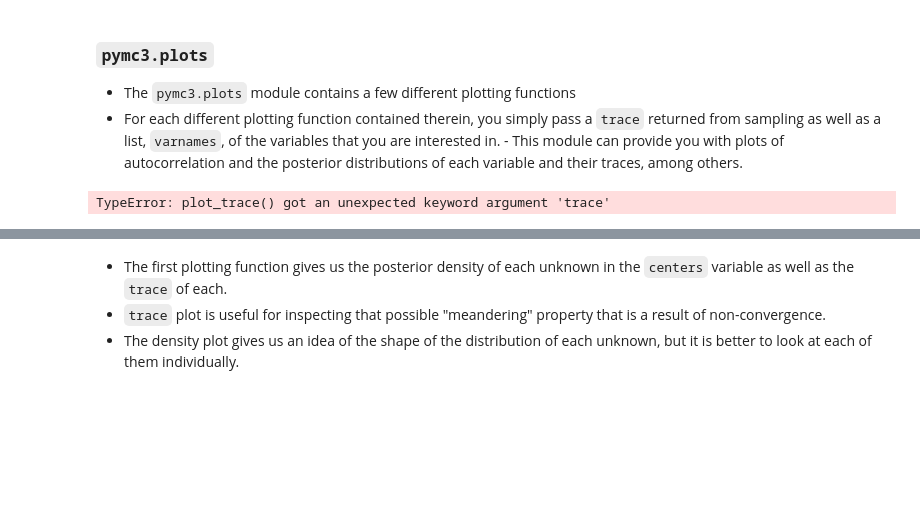
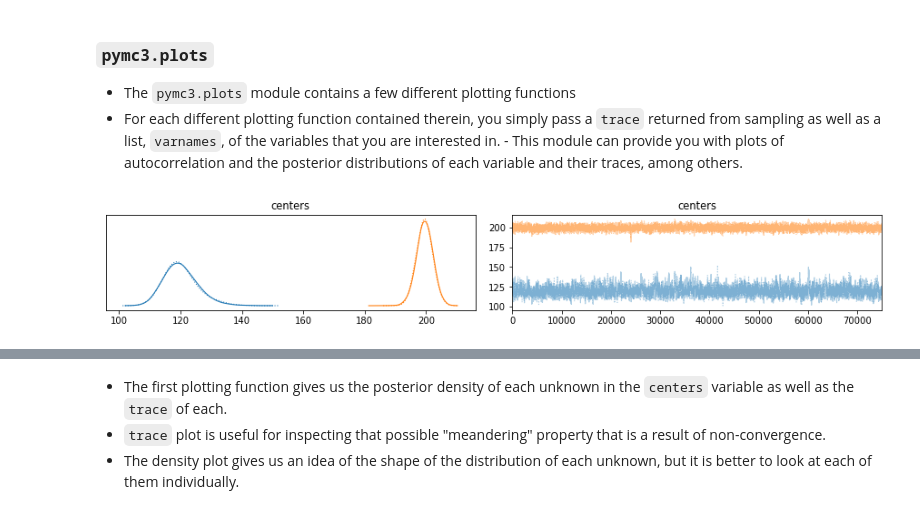
Before and after one commit to cmencar/Probabilistic-Programming-and-Bayesian-Methods-for-Hackers, a Jupyter notebook: Chapter3_MCMC/TII-03.ipynb, the cells around one changed output, grey strips where cells are left out. Cells and saved outputs as stored; diff of their text form; code cells hidden in the pictures; blank space fills up the shorter version.

```diff
--- a/Chapter3_MCMC/TII-03.ipynb
+++ b/Chapter3_MCMC/TII-03.ipynb
@@ -987,7 +987,9 @@ at differing $k$ lags.");
 - For each different plotting function contained therein, you simply pass a `trace` returned from sampling as well as a list, `varnames`, of the variables that you are interested in. - This module can provide you with plots of autocorrelation and the posterior distributions of each variable and their traces, among others.
 # %%
 import pymc3 as pm
-pm.plots.traceplot(trace=trace, varnames=["centers"])
+
+with model:
+    pm.plots.traceplot(trace, var_names=["centers"])
 # %% [output]
-TypeError: plot_trace() got an unexpected keyword argument 'trace'
+[figure, added]
 # %%
```
Also changed, not shown: parts of 3 cells of this notebook, 1 other file.
